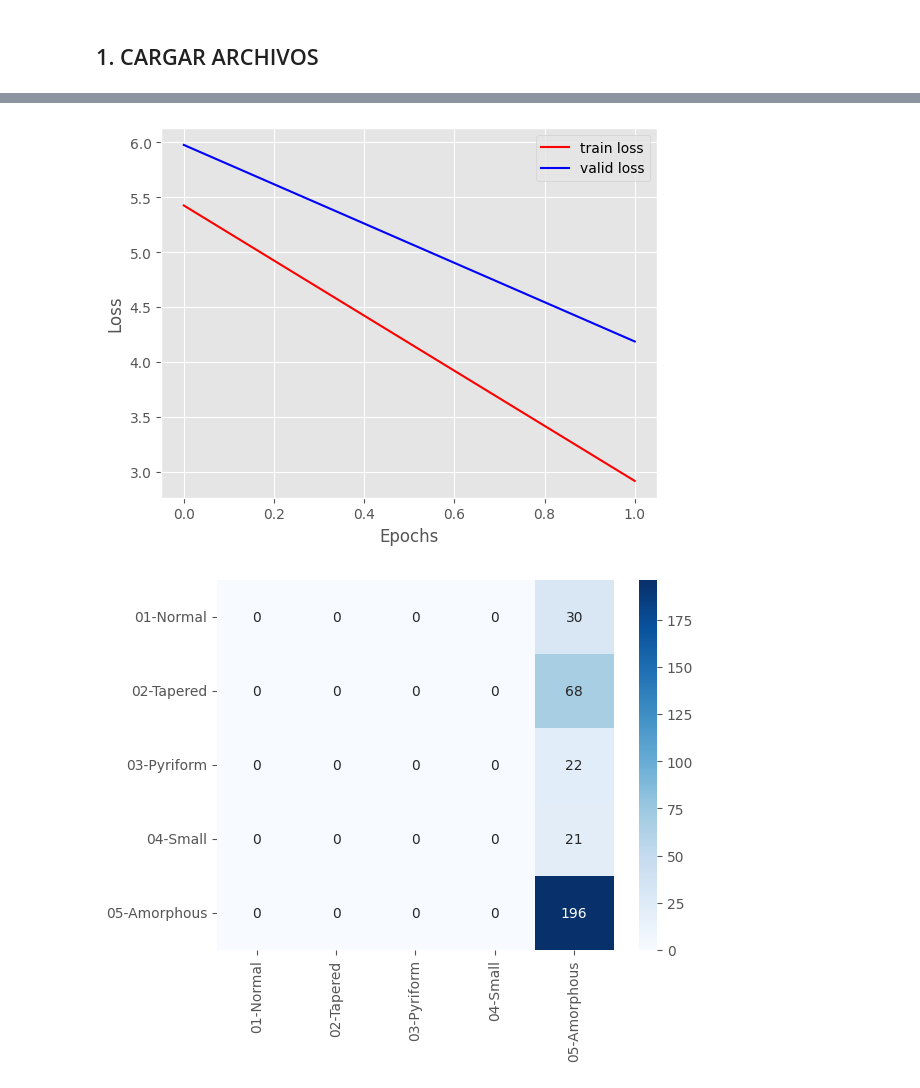
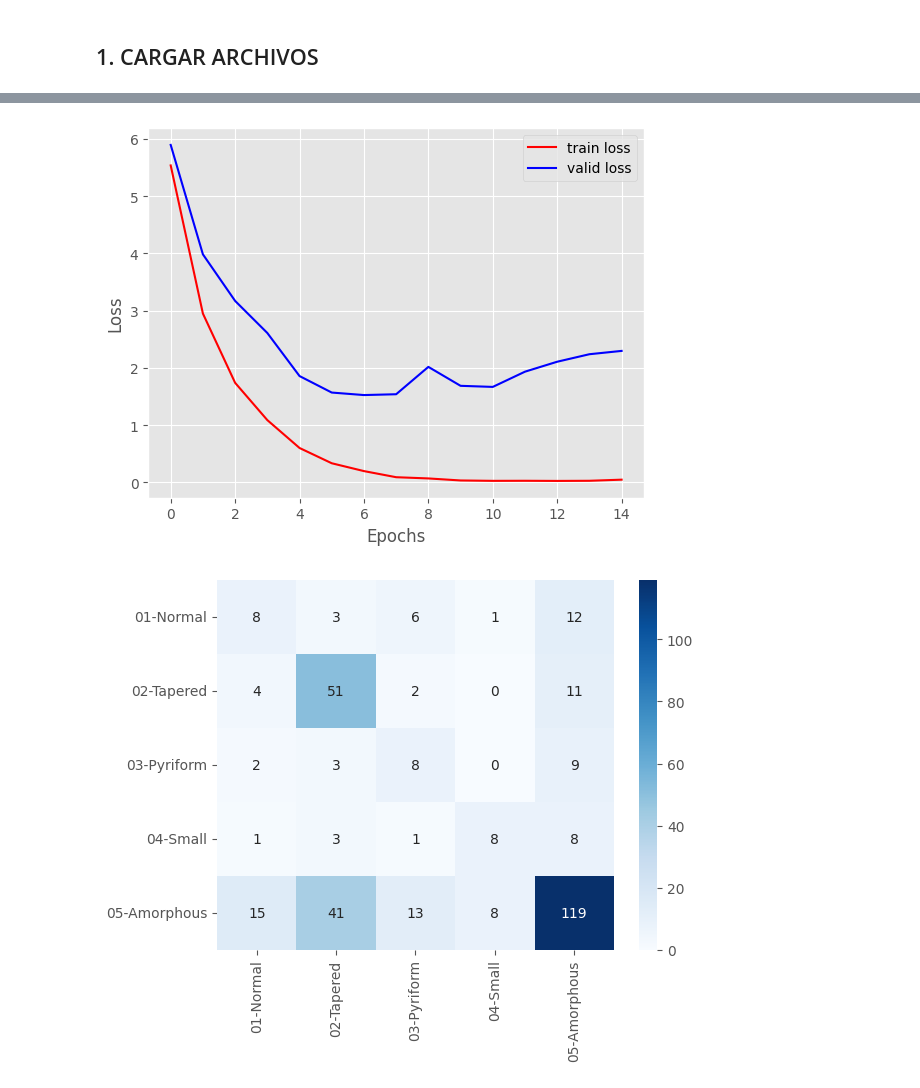
Before and after one commit to matiascoronados/Codigo-Memoria, a Jupyter notebook: main_file.ipynb, the cells around one changed output, grey strips where cells are left out. Drawn from its saved outputs; the diff is of its cells as text; code cells hidden in the pictures.

```diff
--- a/main_file.ipynb
+++ b/main_file.ipynb
@@ -372,0 +425,22 @@ def process_net( net, epochs, trainloader, validloader, testloader, optimizer, c
+# %%
+def get_most_frecuent_value( arr ):
+    count = 0
+    aux = arr[0]
+    for i in range(len(arr)-1):
+        frec = arr.count(arr[i])
+        if(frec > count):
+            count = frec
+            aux = arr[i]
+    return aux
+# %%
+def remove_elements(arr, element):
+    return [x for x in arr if x != element]
+# %%
+def get_most_common_values( all_pixels ):
+    all_pixels = remove_elements(all_pixels, 0)
+
+    new_value1 = get_most_frecuent_value(all_pixels)
+    all_pixels = remove_elements(all_pixels, new_value1)
+    aux1 = new_value1
+
+    return [aux1-1,aux1,aux1+1]
@@ -382,12 +509,14 @@ train_porcentage = 0.7*0.8
 image_dimention = (35,35)
 batch_size = 64
 learning_rate = 0.0001
-epochs = 2
+epochs = 15
 
 create_dataset(path_expertAnotations = main_path+'Data-set/PA-expert-annotations.txt',
               path_partialImages = main_path+'Data-set/Partial-Agreement-Images/',
               dest_path = main_path+'Data-set',
               dataset_name = raw_dataset_name)
+
+remove_black_corners( main_path+'Data-set/Partial-Agreement-Images/', main_path+'Data-set' )
 
 create_train_valid_test(origin_path=main_path+'Data-set/'+raw_dataset_name,
                         dest_path=main_path+'Data-set/',
@@ -405,7 +534,10 @@ trainloader, validloader, testloader = load_data_pytorch_format( dataset_path, b
 #net = models.densenet169()
 
 net = models.resnet18()
-model_name = 'resnet18_v1'
+model_name = 'resnet18_random_v2'
+
+
+#for setting the weights you can use:
 
 optimizer = torch.optim.Adam(net.parameters(), lr=learning_rate)
 criterion = nn.CrossEntropyLoss()
@@ -414,5 +546,8 @@ model_path = main_path+'outputs/'+model_name
 create_folder_wremoving('outputs', main_path)
 create_folder_wremoving(model_name, main_path+'outputs/')
 
+#net.apply(random_init) #Model here is the model that you have created
+
+
 process_net( net , epochs, trainloader, validloader, testloader, optimizer, criterion, model_path)
 # %% [output]
@@ -429,2 +572,2 @@ val_loss: 4.187, val_accuracy: 58.710
-[figure, old version]
+[figure, new version]
-[figure, old version]
+[figure, new version]
```
Also changed, not shown: parts of 24 cells of this notebook.
